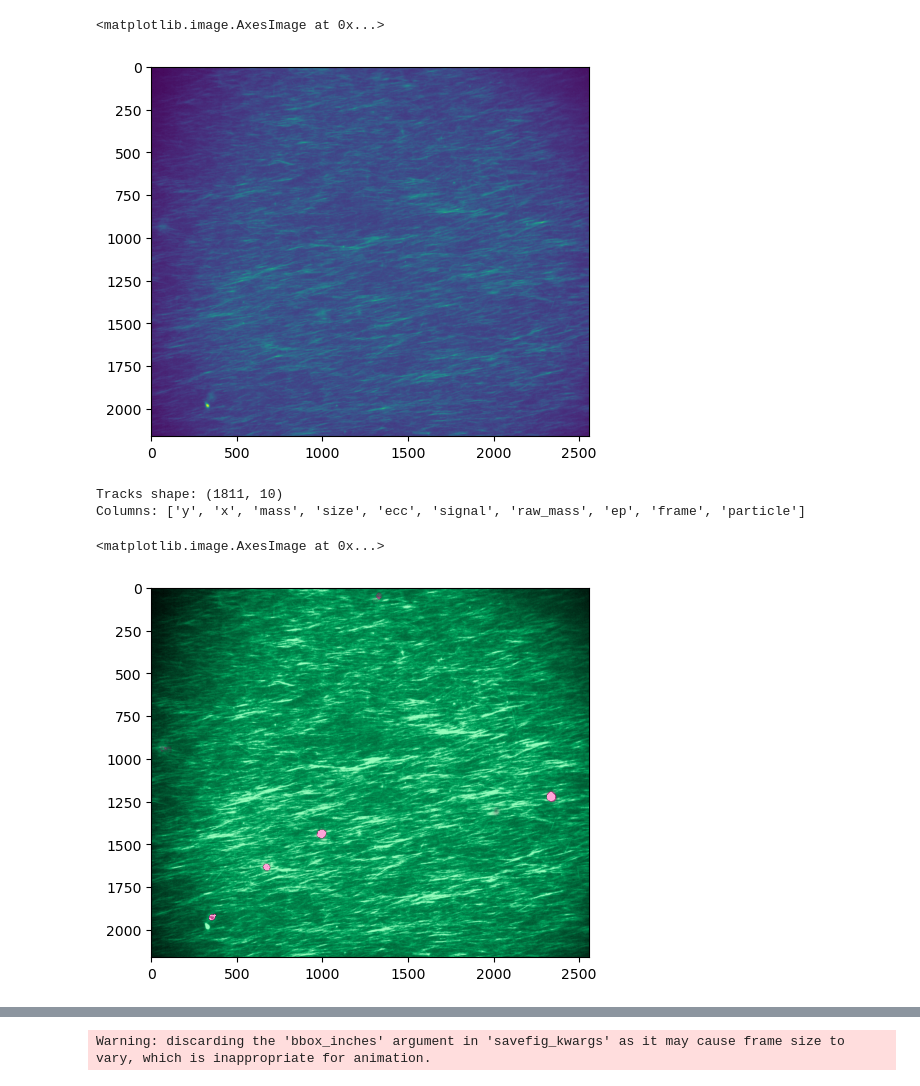
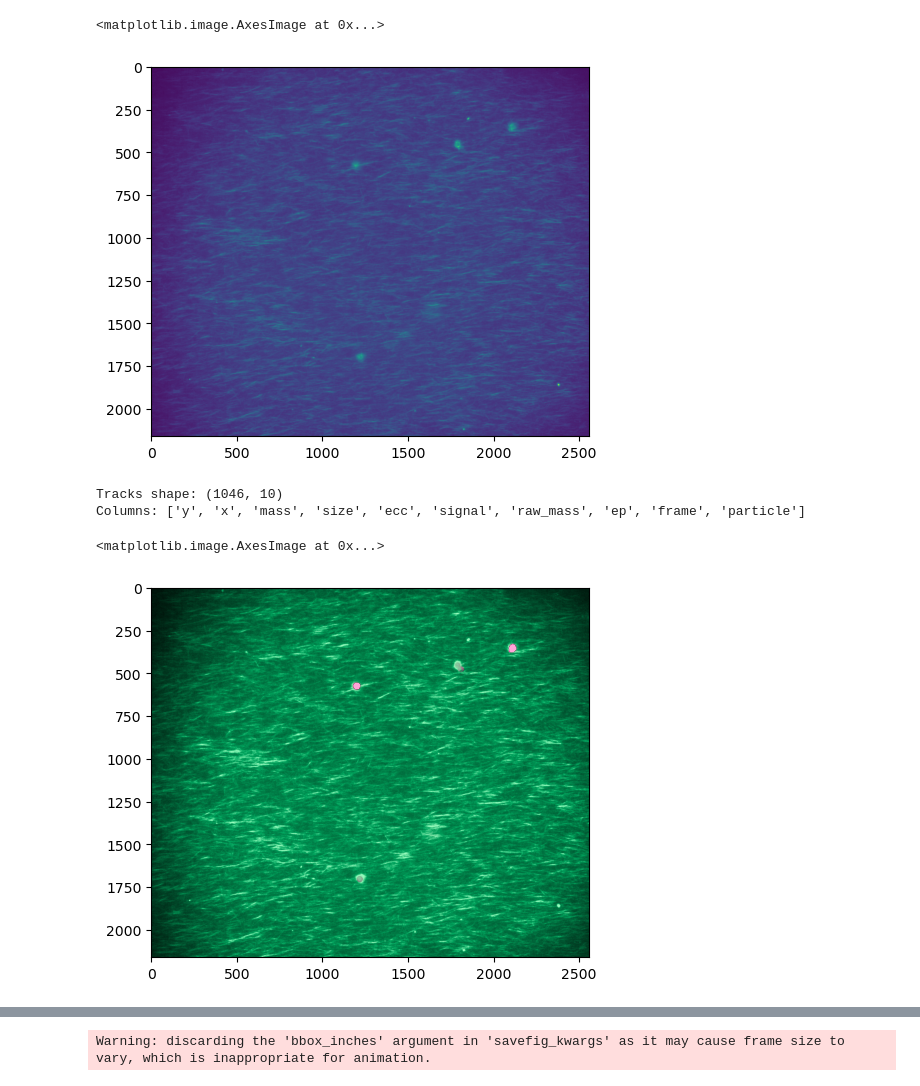
Before and after one commit to wppppupr/MTCargo_analysis, a Jupyter notebook: notebooks/movie.ipynb, the cells around one changed output, grey strips where cells are left out. Saved outputs shown, nothing was run; the diff lists cells and outputs as text; code cells hidden in the pictures.

```diff
--- a/notebooks/movie.ipynb
+++ b/notebooks/movie.ipynb
@@ -7,7 +7,7 @@ import numpy as np
 from pathlib import Path
 from skimage import filters
 
-folder = Path("/Volumes/data/Sasaki/MTsingleBeads/beads3um/20260708/beads3um")
+folder = Path("/Volumes/data/Sasaki/MTsingleBeads/beads3um/20260708/beads3um002")
 
 #folder = Path("/mnt/NAS-Ebanaru/sasaki/MTsingleBeads/beads1um/20260717/beads1um002")
 
@@ -21,14 +21,14 @@ beads = zarr.open_array(beads_file, mode='r')
 plt.imshow(MTs[0], vmin=MTs[0].min(), vmax = MTs[0].max())
 # %% [output]
 <matplotlib.image.AxesImage at 0x...>
-[figure, old version]
+[figure, new version]
 # %%
 # beads_tracksを読み込む
 tracks_df = pandas.read_csv(track_file)
 print(f"Tracks shape: {tracks_df.shape}")
 print(f"Columns: {tracks_df.columns.tolist()}")
 # %% [output]
-Tracks shape: (1811, 10)
+Tracks shape: (1046, 10)
 Columns: ['y', 'x', 'mass', 'size', 'ecc', 'signal', 'raw_mass', 'ep', 'frame', 'particle']
 # %%
 from matplotlib.colors import LinearSegmentedColormap
@@ -39,35 +39,35 @@ gfp_base = mcolors.to_rgb("#00A960")  # (0.0, 0.663, 0.376)
 cud_gfp_cmap = mcolors.LinearSegmentedColormap.from_list(
     "cud_gfp",
     [
         (0.0, (0.0, 0.0, 0.0, 1.0)),              # 輝度0: 完全透明な黒
         (0.7, (gfp_base[0], gfp_base[1], gfp_base[2], 1.0)), # 輝度70%: 純粋なCUD緑（半透明）
         (1.0, (0.6, 1.0, 0.75, 1.0))              # 輝度100%: 芯が光るエメラルドホワイト（不透明）
     ]
 )
 
 beads_base = mcolors.to_rgb("#E4007F")  # (0.894, 0.0, 0.498)
 
 cud_magenta_cmap = mcolors.LinearSegmentedColormap.from_list(
     "cud_magenta",
     [
         (0.0, (0.0, 0.0, 0.0, 0.0)),                  # 輝度0: 完全透明な黒
         (0.7, (beads_base[0], beads_base[1], beads_base[2], 0.7)), # 輝度70%: 純粋なCUDマゼンタ（半透明）
         (1.0, (1.0, 0.65, 0.85, 1.0))                  # 輝度100%: 芯が光るパステルマゼンタホワイト（不透明）
     ]
 )
-MTs_max_factor = 0.45
+MTs_max_factor = 0.4
 beads_max_factor = 0.3
 
 # 図を2つ並べて表示する場合
 fig, ax = plt.subplots()
 # 最初のプロット：MTs
 ax.imshow(MTs[0], cmap=cud_gfp_cmap, vmin=MTs[0].min(), vmax = MTs[0].max()*MTs_max_factor)
 
 # 2番目のプロット：beads（マスク付き）
 ax.imshow(beads[0], cmap=cud_magenta_cmap, interpolation="nearest", vmin=beads[0].min(), vmax = beads[0].max()*beads_max_factor)
 # %% [output]
 <matplotlib.image.AxesImage at 0x...>
-[figure, old version]
+[figure, new version]
 # %%
 from matplotlib.animation import FuncAnimation
 import numpy as np
```
Also changed, not shown: parts of 1 cell of this notebook, 1 other file.
